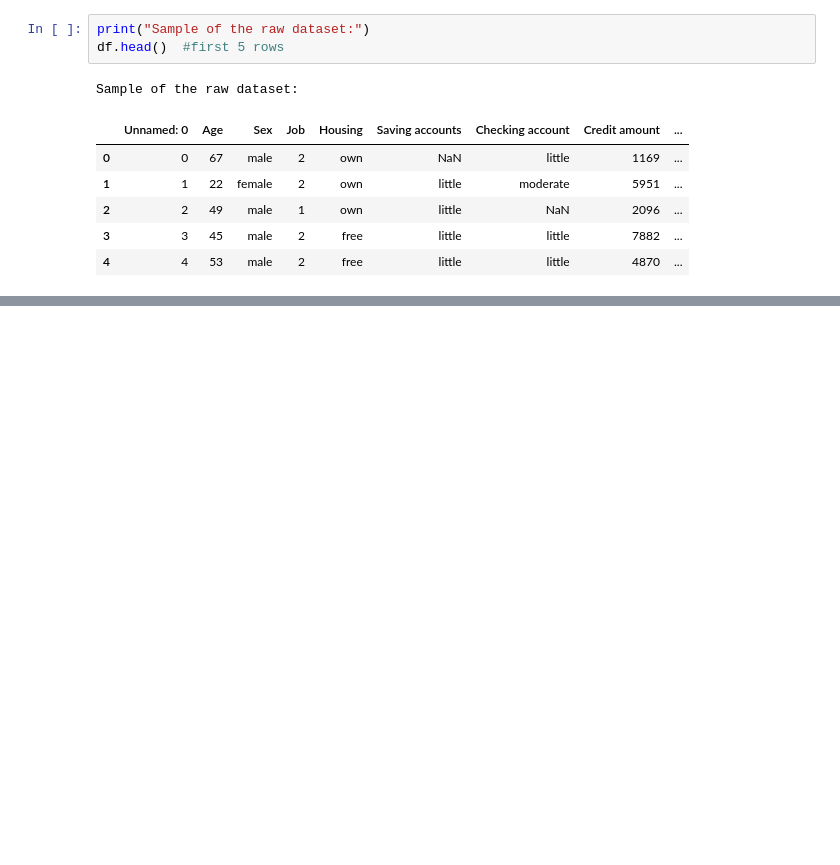
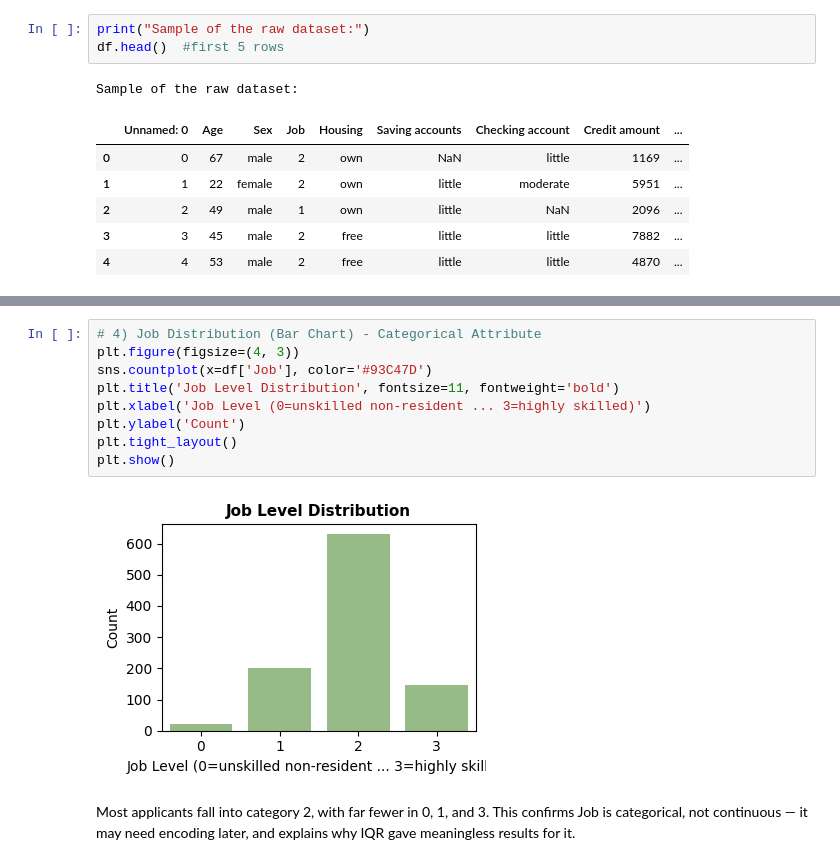
Before and after one commit to saraalmazroa/-IT326-DataMining-Project-, a Jupyter notebook: Phase1.ipynb, the cells around one changed output, grey strips where cells are left out. Saved outputs shown, nothing was run; the diff lists cells and outputs as text; blank space fills up the shorter version.

```diff
--- a/Phase1.ipynb
+++ b/Phase1.ipynb
@@ -172,0 +273,13 @@ Sample of the raw dataset:
+# %%
+# 4) Job Distribution (Bar Chart) - Categorical Attribute
+plt.figure(figsize=(4, 3))
+sns.countplot(x=df['Job'], color='#93C47D')
+plt.title('Job Level Distribution', fontsize=11, fontweight='bold')
+plt.xlabel('Job Level (0=unskilled non-resident ... 3=highly skilled)')
+plt.ylabel('Count')
+plt.tight_layout()
+plt.show()
+# %% [output]
+[figure, added]
+# %% [markdown]
+Most applicants fall into category 2, with far fewer in 0, 1, and 3. This confirms Job is categorical, not continuous — it may need encoding later, and explains why IQR gave meaningless results for it.
```
Also changed, not shown: parts of 10 cells of this notebook.
